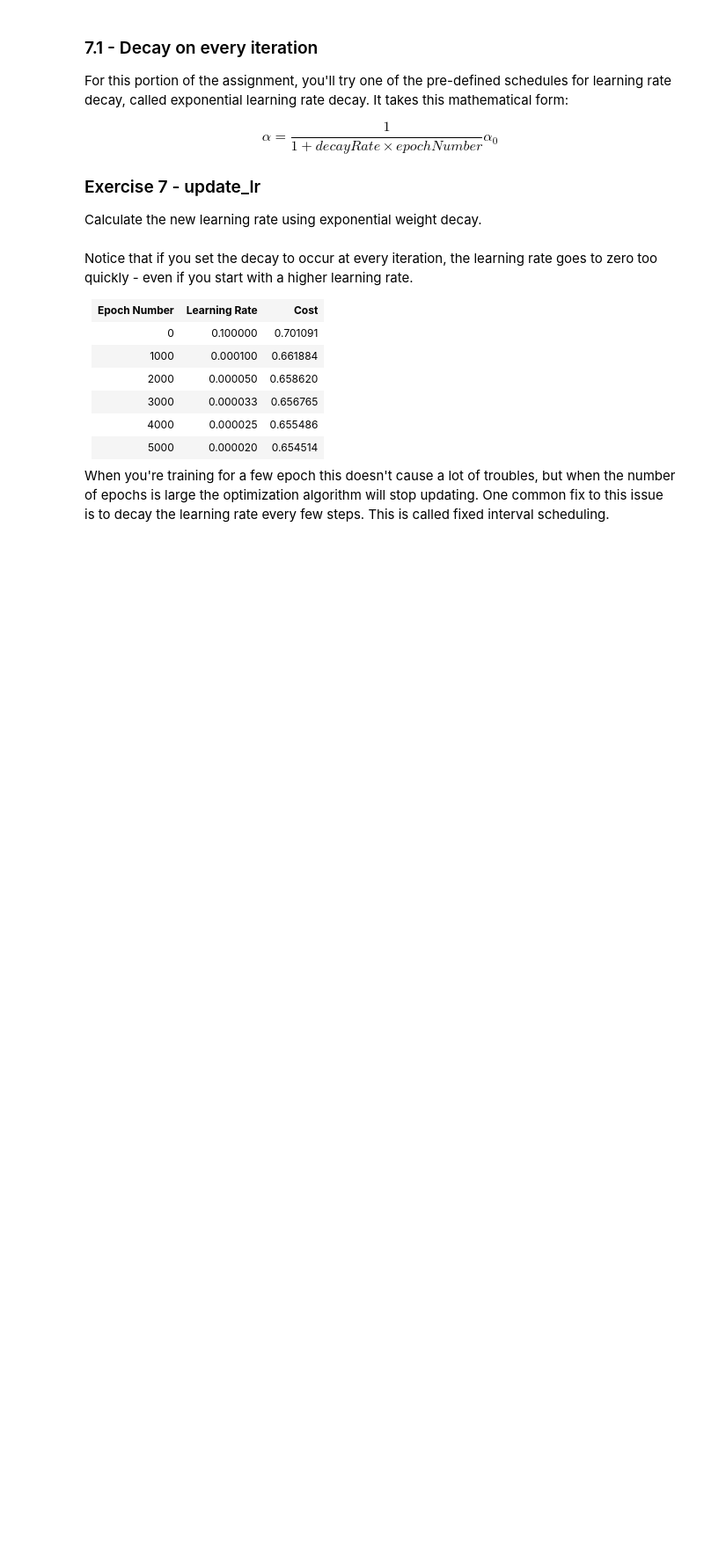
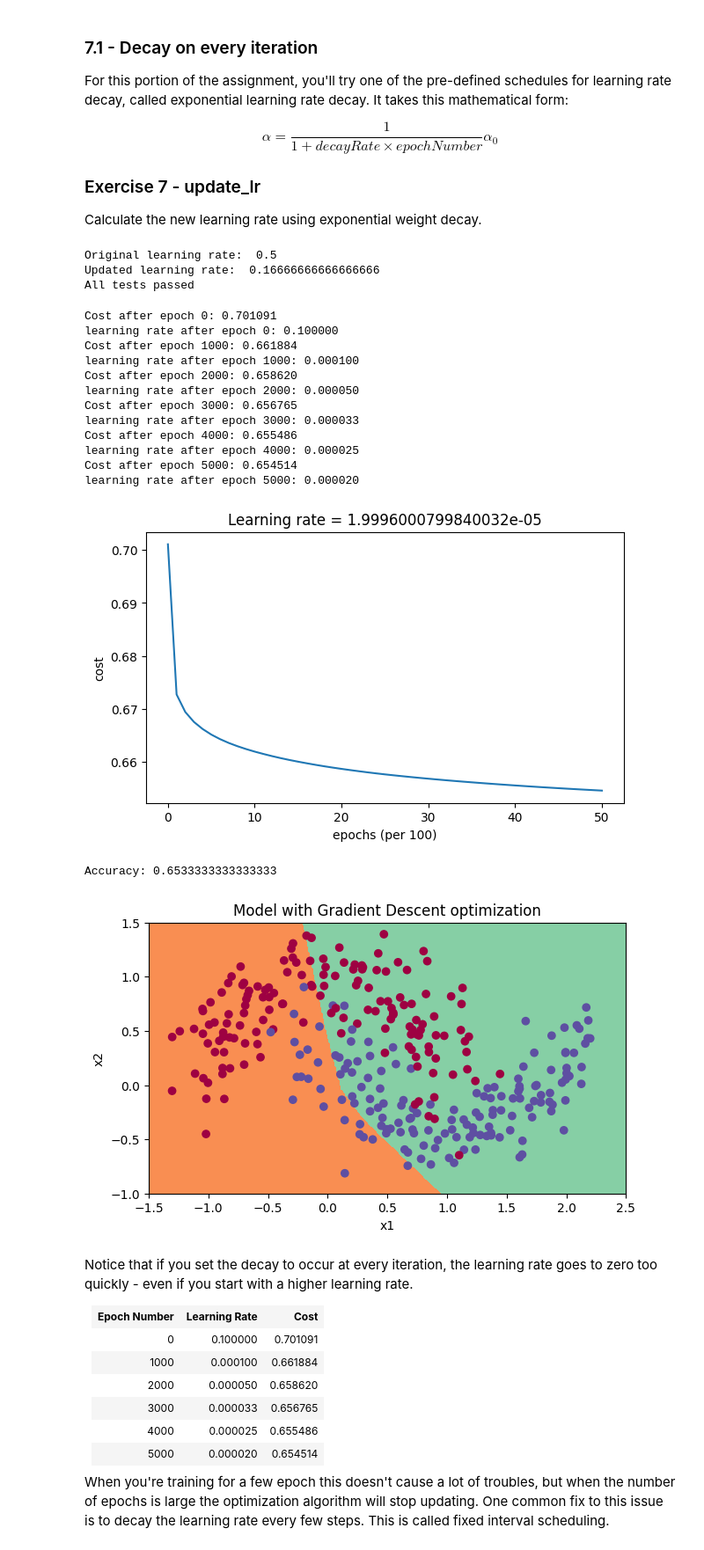
Before and after one commit to aroragaurav/DeepLearningSpecialization, a Jupyter notebook: ml/courseera/dl_specialization/HyperparamRegularizeOptimize/W2A1/Optimization_methods.ipynb, the cells around one changed output. Shown at 88% size. Saved outputs shown, nothing was run; the diff lists cells and outputs as text; code cells hidden in the pictures; blank space fills up the shorter version.

```diff
--- a/ml/courseera/dl_specialization/HyperparamRegularizeOptimize/W2A1/Optimization_methods.ipynb
+++ b/ml/courseera/dl_specialization/HyperparamRegularizeOptimize/W2A1/Optimization_methods.ipynb
@@ -451,8 +502,10 @@ def update_parameters_with_momentum(parameters, grads, v, beta, learning_rate):
         # parameters["W" + str(l)] = ...
         # parameters["b" + str(l)] = ...
         # YOUR CODE STARTS HERE
-
-
+        v["dW" + str(l)] = beta*v["dW" + str(l)] + (1-beta) * grads["dW" + str(l)]
+        v["db" + str(l)] = beta*v["db" + str(l)] + (1-beta) * grads["db" + str(l)]
+        parameters["W" + str(l)] -= learning_rate*v["dW" + str(l)]
+        parameters["b" + str(l)] -= learning_rate*v["db" + str(l)]
         # YOUR CODE ENDS HERE
 
     return parameters, v
@@ -565,8 +636,12 @@ def initialize_adam(parameters) :
         # s["dW" + str(l)] = ...
         # s["db" + str(l)] = ...
     # YOUR CODE STARTS HERE
-
-
+        W = parameters["W" + str(l)]
+        b = parameters["b" + str(l)]
+        v["dW" + str(l)] = np.zeros((W.shape[0], W.shape[1]))
+        v["db" + str(l)] = np.zeros((b.shape[0], b.shape[1]))
+        s["dW" + str(l)] = np.zeros((W.shape[0], W.shape[1]))
+        s["db" + str(l)] = np.zeros((b.shape[0], b.shape[1]))
     # YOUR CODE ENDS HERE
 
     return v, s
@@ -640,8 +733,8 @@ def update_parameters_with_adam(parameters, grads, v, s, t, learning_rate = 0.01
         # v["dW" + str(l)] = ...
         # v["db" + str(l)] = ...
         # YOUR CODE STARTS HERE
-
-
+        v["dW" + str(l)] = beta1*v["dW" + str(l)] + (1-beta1)*grads["dW" + str(l)]
+        v["db" + str(l)] = beta1*v["db" + str(l)] + (1-beta1)*grads["db" + str(l)]
         # YOUR CODE ENDS HERE
 
         # Compute bias-corrected first moment estimate. Inputs: "v, beta1, t". Output: "v_corrected".
@@ -649,8 +742,8 @@ def update_parameters_with_adam(parameters, grads, v, s, t, learning_rate = 0.01
         # v_corrected["dW" + str(l)] = ...
         # v_corrected["db" + str(l)] = ...
         # YOUR CODE STARTS HERE
-
-
+        v_corrected["dW" + str(l)] = np.divide(v["dW" + str(l)], (1-np.power(beta1,t)))
+        v_corrected["db" + str(l)] = np.divide(v["db" + str(l)], (1-np.power(beta1,t)))
         # YOUR CODE ENDS HERE
 
         # Moving average of the squared gradients. Inputs: "s, grads, beta2". Output: "s".
@@ -658,8 +751,8 @@ def update_parameters_with_adam(parameters, grads, v, s, t, learning_rate = 0.01
         # s["dW" + str(l)] = ...
         # s["db" + str(l)] = ...
         # YOUR CODE STARTS HERE
-
-
+        s["dW" + str(l)] = beta2*s["dW" + str(l)] + (1-beta2)*np.square(grads["dW" + str(l)])
+        s["db" + str(l)] = beta2*s["db" + str(l)] + (1-beta2)*np.square(grads["db" + str(l)])
         # YOUR CODE ENDS HERE
 
         # Compute bias-corrected second raw moment estimate. Inputs: "s, beta2, t". Output: "s_corrected".
@@ -667,8 +760,8 @@ def update_parameters_with_adam(parameters, grads, v, s, t, learning_rate = 0.01
         # s_corrected["dW" + str(l)] = ...
         # s_corrected["db" + str(l)] = ...
         # YOUR CODE STARTS HERE
-
-
+        s_corrected["dW" + str(l)] = np.divide(s["dW" + str(l)], (1-np.power(beta2,t)))
+        s_corrected["db" + str(l)] = np.divide(s["db" + str(l)], (1-np.power(beta2,t)))
         # YOUR CODE ENDS HERE
 
         # Update parameters. Inputs: "parameters, learning_rate, v_corrected, s_corrected, epsilon". Output: "parameters".
@@ -676,8 +769,8 @@ def update_parameters_with_adam(parameters, grads, v, s, t, learning_rate = 0.01
         # parameters["W" + str(l)] = ...
         # parameters["b" + str(l)] = ...
         # YOUR CODE STARTS HERE
-
-
+        parameters["W" + str(l)] -= learning_rate*v_corrected["dW" + str(l)]/(np.sqrt(s_corrected["dW" + str(l)])+epsilon)
+        parameters["b" + str(l)] -= learning_rate*v_corrected["db" + str(l)]/(np.sqrt(s_corrected["db" + str(l)])+epsilon)
         # YOUR CODE ENDS HERE
 
     return parameters, v, s, v_corrected, s_corrected
@@ -1070,7 +1208,7 @@ def update_lr(learning_rate0, epoch_num, decay_rate):
     #(approx. 1 line)
     # learning_rate =
     # YOUR CODE STARTS HERE
-
+    learning_rate = learning_rate0/(1+ decay_rate*epoch_num)
 
     # YOUR CODE ENDS HERE
     return learning_rate
@@ -1084,20 +1222,40 @@ learning_rate_2 = update_lr(learning_rate, epoch_num, decay_rate)
 print("Updated learning rate: ", learning_rate_2)
 
 update_lr_test(update_lr)
+# %% [output]
+Original learning rate:  0.5
+Updated learning rate:  0.16666666666666666
+All tests passed
 # %%
 # train 3-layer model
 layers_dims = [train_X.shape[0], 5, 2, 1]
-parameters = model(train_X, train_Y, layers_dims, optimizer = "gd", learning_rate = 0.1, num_epochs=5000, decay=update_lr)
+parameters = model(train_X, train_Y, layers_dims, optimizer = "gd", learning_rate = 0.1, num_epochs=5001, decay=update_lr)
 
 # Predict
 predictions = predict(train_X, train_Y, parameters)
 
 # Plot decision boundary
 plt.title("Model with Gradient Descent optimization")
 axes = plt.gca()
 axes.set_xlim([-1.5,2.5])
 axes.set_ylim([-1,1.5])
 plot_decision_boundary(lambda x: predict_dec(parameters, x.T), train_X, train_Y)
+# %% [output]
+Cost after epoch 0: 0.701091
+learning rate after epoch 0: 0.100000
+Cost after epoch 1000: 0.661884
+learning rate after epoch 1000: 0.000100
+Cost after epoch 2000: 0.658620
+learning rate after epoch 2000: 0.000050
+Cost after epoch 3000: 0.656765
+learning rate after epoch 3000: 0.000033
+Cost after epoch 4000: 0.655486
+learning rate after epoch 4000: 0.000025
+Cost after epoch 5000: 0.654514
+learning rate after epoch 5000: 0.000020
+[figure, added]
+Accuracy: 0.6533333333333333
+[figure, added]
 # %% [markdown]
 Notice that if you set the decay to occur at every iteration, the learning rate goes to zero too quickly - even if you start with a higher learning rate.
 <table>
```
Also changed, not shown: parts of 20 cells of this notebook, 1 other file.
